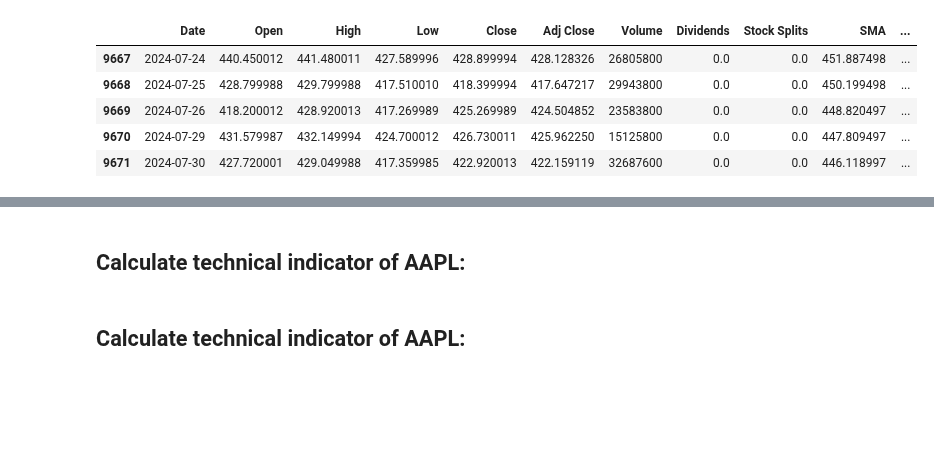
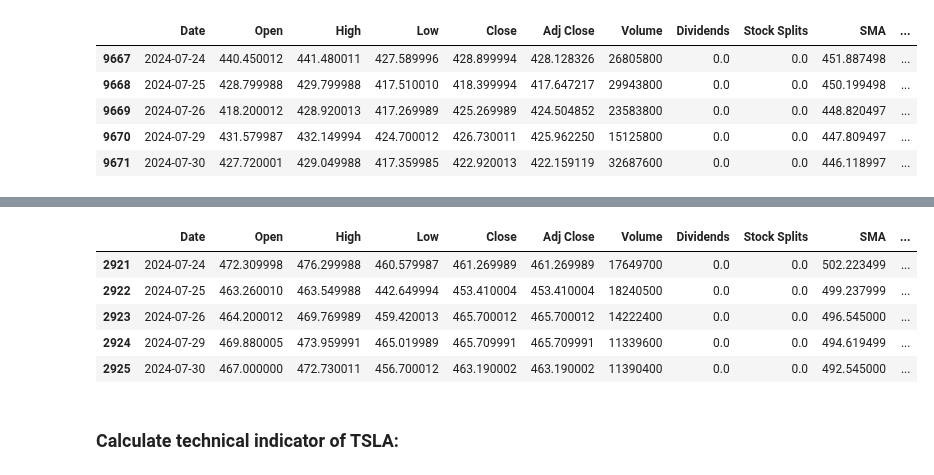
Before and after one commit to Ofgeha-Gelana/SentimentStockPredictor, a Jupyter notebook: notebooks/quantitative analyses.ipynb, the cells around one changed output, grey strips where cells are left out. Drawn from its saved outputs; the diff is of its cells as text; code cells hidden in the pictures; blank space fills up the shorter version.

```diff
--- a/notebooks/quantitative analyses.ipynb
+++ b/notebooks/quantitative analyses.ipynb
@@ -218,4 +228,13 @@ stock_data_msft.tail()
+# %%
+
+calculateTechnicalIndicator(stock_data_meta)
+stock_data_meta.tail()
+# %% [output]
+|  | Date | Open | High | Low | Close | Adj Close | Volume | Dividends | Stock Splits | SMA | ... |
+| 2921 | 2024-07-24 | 472.309998 | 476.299988 | 460.579987 | 461.269989 | 461.269989 | 17649700 | 0.0 | 0.0 | 502.223499 | ... |
+| 2922 | 2024-07-25 | 463.260010 | 463.549988 | 442.649994 | 453.410004 | 453.410004 | 18240500 | 0.0 | 0.0 | 499.237999 | ... |
+| 2923 | 2024-07-26 | 464.200012 | 469.769989 | 459.420013 | 465.700012 | 465.700012 | 14222400 | 0.0 | 0.0 | 496.545000 | ... |
+| 2924 | 2024-07-29 | 469.880005 | 473.959991 | 465.019989 | 465.709991 | 465.709991 | 11339600 | 0.0 | 0.0 | 494.619499 | ... |
+| 2925 | 2024-07-30 | 467.000000 | 472.730011 | 456.700012 | 463.190002 | 463.190002 | 11390400 | 0.0 | 0.0 | 492.545000 | ... |
 # %% [markdown]
-## Calculate technical indicator of AAPL:
+### Calculate technical indicator of TSLA:
-# %% [markdown]
-## Calculate technical indicator of AAPL:
```
Also changed, not shown: parts of 9 cells of this notebook.
